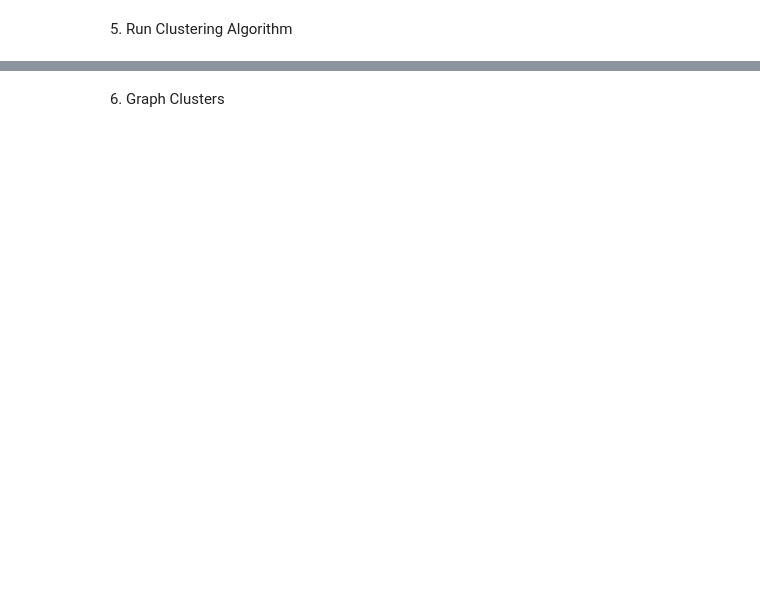
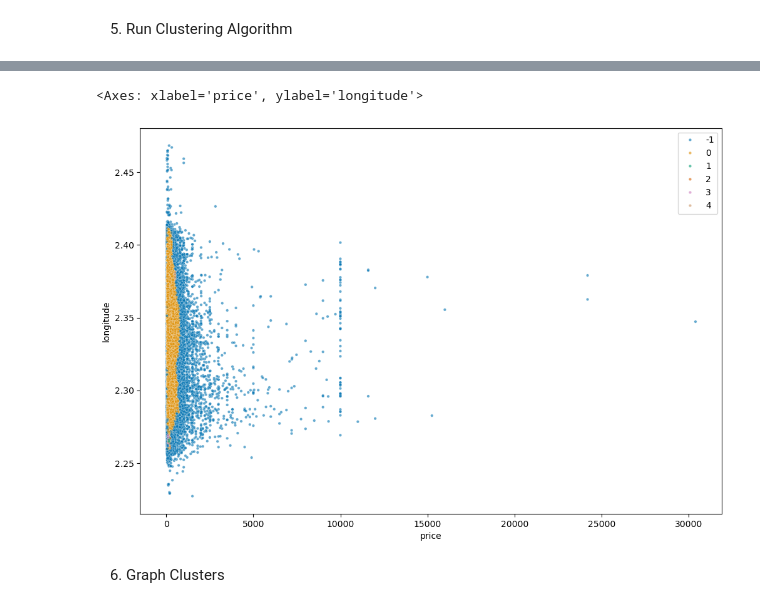
Before and after one commit to heinrichhegenbarth/KAN-CDSCO2004U_Machine_Learning_and_Deep_Learning, a Jupyter notebook: Assignment_1/assignment.ipynb, the cells around one changed output, grey strips where cells are left out. Drawn from its saved outputs; the diff is of its cells as text; code cells hidden in the pictures; blank space fills up the shorter version.

```diff
--- a/Assignment_1/assignment.ipynb
+++ b/Assignment_1/assignment.ipynb
@@ -274,2 +290,8 @@ Error:
+# %%
+plt.figure(figsize=(12, 8))
+sns.scatterplot(x='price', y='longitude', data=df_listings_num, hue=labels_lon, palette='colorblind', alpha=0.6, s=10)
+# %% [output]
+<Axes: xlabel='price', ylabel='longitude'>
+[figure, added]
 # %% [markdown]
 6. Graph Clusters
```
Also changed, not shown: parts of 3 cells of this notebook.
